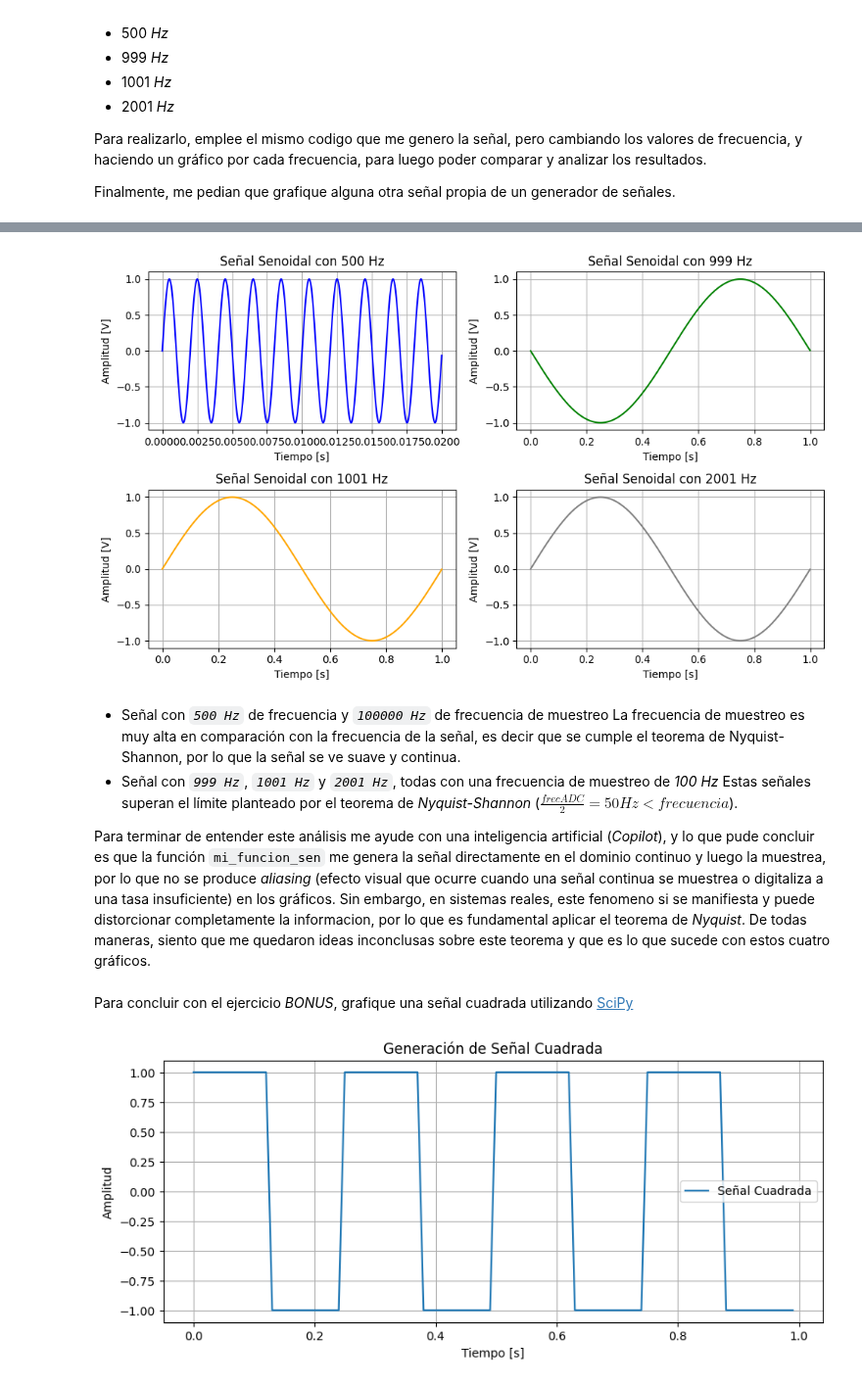
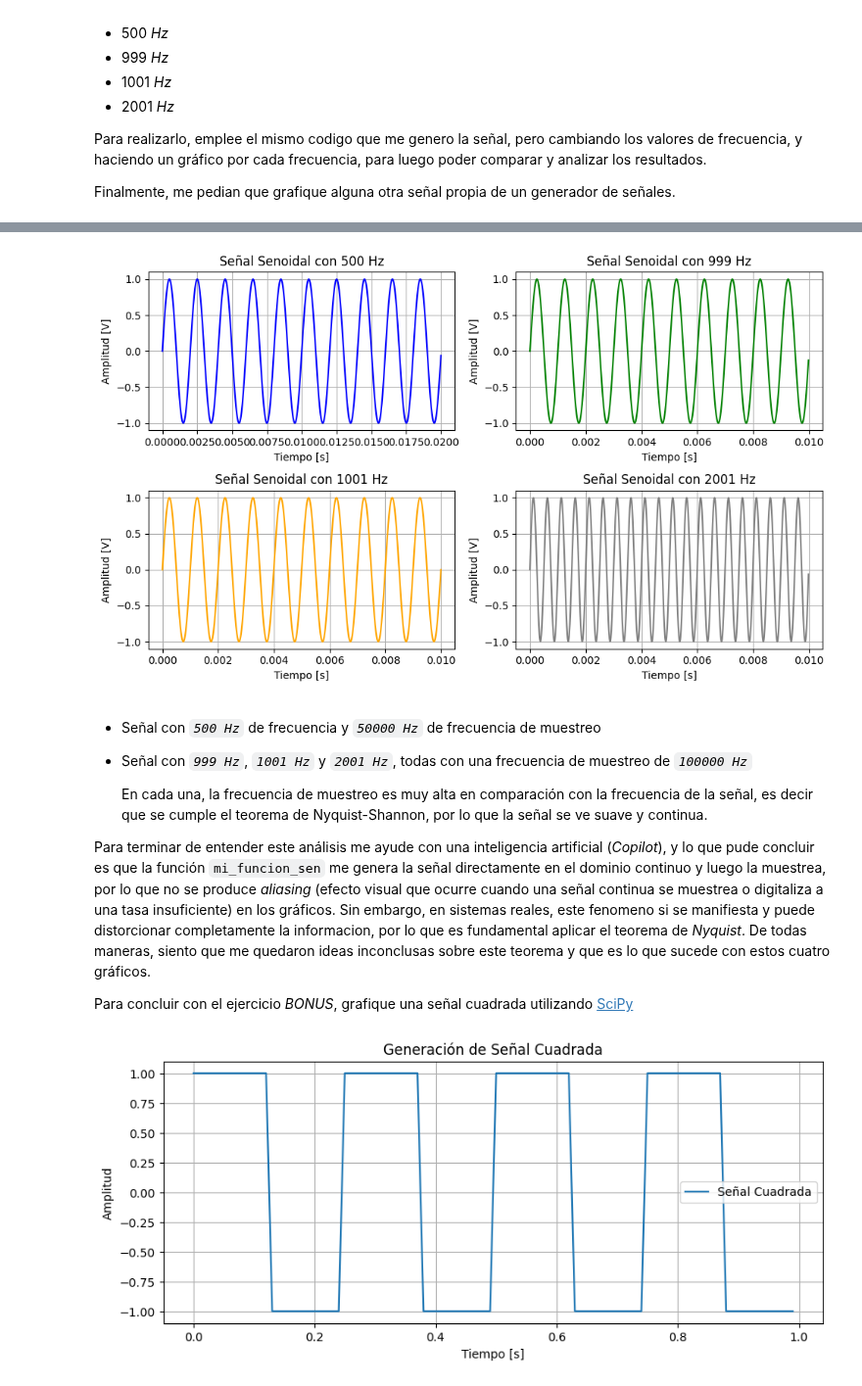
Before and after one commit to Catalina-git/APS, a Jupyter notebook: TP0 - Primeros pasos en la simulacion/TS0 - Primeros pasos en la simulación.ipynb, the cells around one changed output, grey strips where cells are left out. Shown at 98% size. Cells and saved outputs as stored; diff of their text form; code cells hidden in the pictures.

```diff
--- a/TP0 - Primeros pasos en la simulacion/TS0 - Primeros pasos en la simulación.ipynb
+++ b/TP0 - Primeros pasos en la simulacion/TS0 - Primeros pasos en la simulación.ipynb
@@ -190,24 +190,7 @@ En los cuatro casos usé la misma cantidad de muestras (*`N`*), la misma *`ampli
 # %%
-# EJERCICIO BONUS
+# --------------------------------------- EJERCICIO BONUS ---------------------------------------
 
-# Defino mi funcion
-def mi_funcion_sen(amplitud = 1, offset = 0, frecuencia = 1, fase = 0, N = 1000, frecADC = 1000):
-    """
-    - amplitud: es la amplitud maxima. [amplitud] = [V]
-    - offset: es mi amplitud media. [offset] = [V]
-    - frecuencia: es la frecuencia de la señal. [frecuencia] = [Hz]
-    - fase: es la fase inicial. [fase] = [rad]
-    - N: es la cantidad de muestras a generar
-    - frecADC: es la frecuencia de muestreo del ADC. [frecADC] = [Hz]
-    """
-    Ts = 1/frecADC # Es el tiempo en el cual se toma cada muestra
-
-    tt = np.arange(start = 0, stop= N*Ts, step = Ts)
-
-    xx = amplitud * np.sin(2 * np.pi * frecuencia * tt + fase) + offset
-
-    return tt, xx
-
+# --------------------------------------- ITEM 1 ---------------------------------------
 # Genero otra ventana para los graficos
 plt.figure(figsize=(10, 6))  # Tamaño de la figura (ancho, alto)
 
@@ -220,46 +203,48 @@ plt.xlabel("Tiempo [s]")
 plt.ylabel("Amplitud [V]")
 plt.grid(True)
 
 # Señal 999 Hz
 plt.subplot(2, 2, 2)
-tt, xx = mi_funcion_sen(1, 0, 999, 0, 1000, 1000)
+tt, xx = mi_funcion_sen(1, 0, 999, 0, 1000, 100000)
 plt.plot(tt, xx, '-', color='green')
 plt.title("Señal Senoidal con 999 Hz")
 plt.xlabel("Tiempo [s]")
 plt.ylabel("Amplitud [V]")
 plt.grid(True)
 
 # Señal 1001 Hz
 plt.subplot(2, 2, 3)
-tt, xx = mi_funcion_sen(1, 0, 1001, 0, 1000, 1000)
+tt, xx = mi_funcion_sen(1, 0, 1001, 0, 1000, 100000)
 plt.plot(tt, xx, '-', color='orange')
 plt.title("Señal Senoidal con 1001 Hz")
 plt.xlabel("Tiempo [s]")
 plt.ylabel("Amplitud [V]")
 plt.grid(True)
 
 # Señal 2001 Hz
 plt.subplot(2, 2, 4)
-tt, xx = mi_funcion_sen(1, 0, 2001, 0, 1000, 1000)
+tt, xx = mi_funcion_sen(1, 0, 2001, 0, 1000, 100000)
 plt.plot(tt, xx, '-', color='grey')
 plt.title("Señal Senoidal con 2001 Hz")
 plt.xlabel("Tiempo [s]")
 plt.ylabel("Amplitud [V]")
 plt.grid(True)
 
 plt.tight_layout()
 plt.show()
 # %% [output]
-[figure, old version]
+[figure, new version]
 # %% [markdown]
-- Señal con *`500 Hz`* de frecuencia y *`100000 Hz`* de frecuencia de muestreo
-  La frecuencia de muestreo es muy alta en comparación con la frecuencia de la señal, es decir que se cumple el teorema de Nyquist-Shannon, por lo que la señal se ve suave y continua.
-- Señal con *`999 Hz`*, *`1001 Hz`* y *`2001 Hz`*, todas con una frecuencia de muestreo de *100 Hz*
-   Estas señales superan el límite planteado por el teorema de *Nyquist-Shannon* ($\frac{frecADC}{2} = 50 Hz < frecuencia$).
+
+- Señal con *`500 Hz`* de frecuencia y *`50000 Hz`* de frecuencia de muestreo
+
+- Señal con *`999 Hz`*, *`1001 Hz`* y *`2001 Hz`*, todas con una frecuencia de muestreo de *`100000 Hz`*
+
+  En cada una, la frecuencia de muestreo es muy alta en comparación con la frecuencia de la señal, es decir que se cumple el teorema de Nyquist-Shannon, por lo que la señal se ve suave y continua.
 
 Para terminar de entender este análisis me ayude con una inteligencia artificial (*Copilot*), y lo que pude concluir es que la función `mi_funcion_sen` me genera la señal directamente en el dominio continuo y luego la muestrea, por lo que no se produce *aliasing* (efecto visual que ocurre cuando una señal continua se muestrea o digitaliza a una tasa insuficiente) en los gráficos. Sin embargo, en sistemas reales, este fenomeno si se manifiesta y puede distorcionar completamente la informacion, por lo que es fundamental aplicar el teorema de *Nyquist*. De todas maneras, siento que me quedaron ideas inconclusas sobre este teorema y que es lo que sucede con estos cuatro gráficos.
+
+Para concluir con el ejercicio *BONUS*, grafique una señal cuadrada utilizando [SciPy](https://docs.scipy.org/doc/scipy/reference/generated/scipy.signal.sweep_poly.html#scipy.signal.sweep_poly)
-# %% [markdown]
-Para concluir con el ejercicio *BONUS*, grafique una señal cuadrada utilizando [SciPy](https://docs.scipy.org/doc/scipy/reference/generated/scipy.signal.sweep_poly.html#scipy.signal.sweep_poly)
 # %%
 # Grafico una señal cuadrada
 # Primero importo la libreria numpy
```
Also changed, not shown: parts of 3 cells of this notebook, 2 other files.
